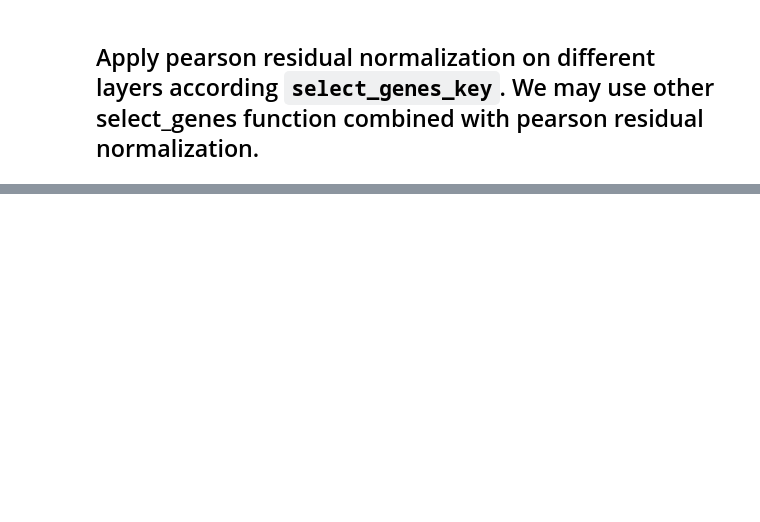
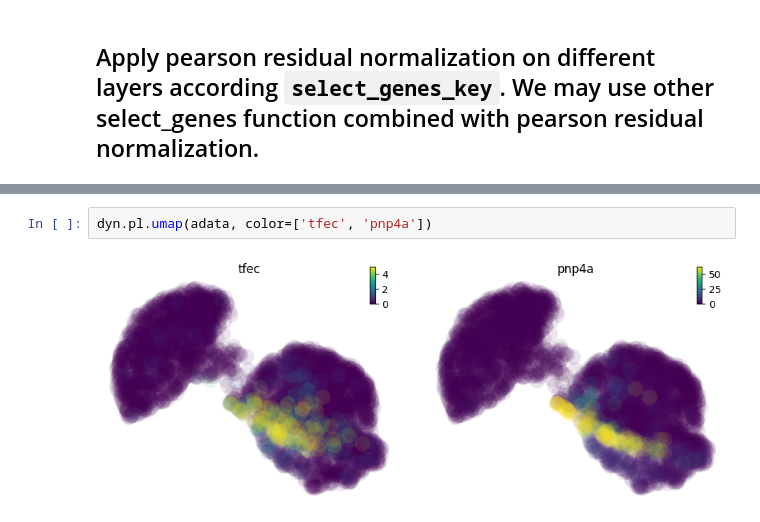
Before and after one commit to aristoteleo/dynamo-notebooks, a Jupyter notebook: normalization/preprocessor-pearson-residual-visualization.ipynb, the cells around one changed output, grey strips where cells are left out. Drawn from its saved outputs; the diff is of its cells as text; blank space fills up the shorter version.

```diff
--- a/normalization/preprocessor-pearson-residual-visualization.ipynb
+++ b/normalization/preprocessor-pearson-residual-visualization.ipynb
@@ -52,0 +135,4 @@ preprocessor.preprocess_adata(adata)
+# %%
+dyn.pl.umap(adata, color=['tfec', 'pnp4a'])
+# %% [output]
+[figure, added]
```
Also changed, not shown: parts of 14 cells of this notebook, 3 other files.
